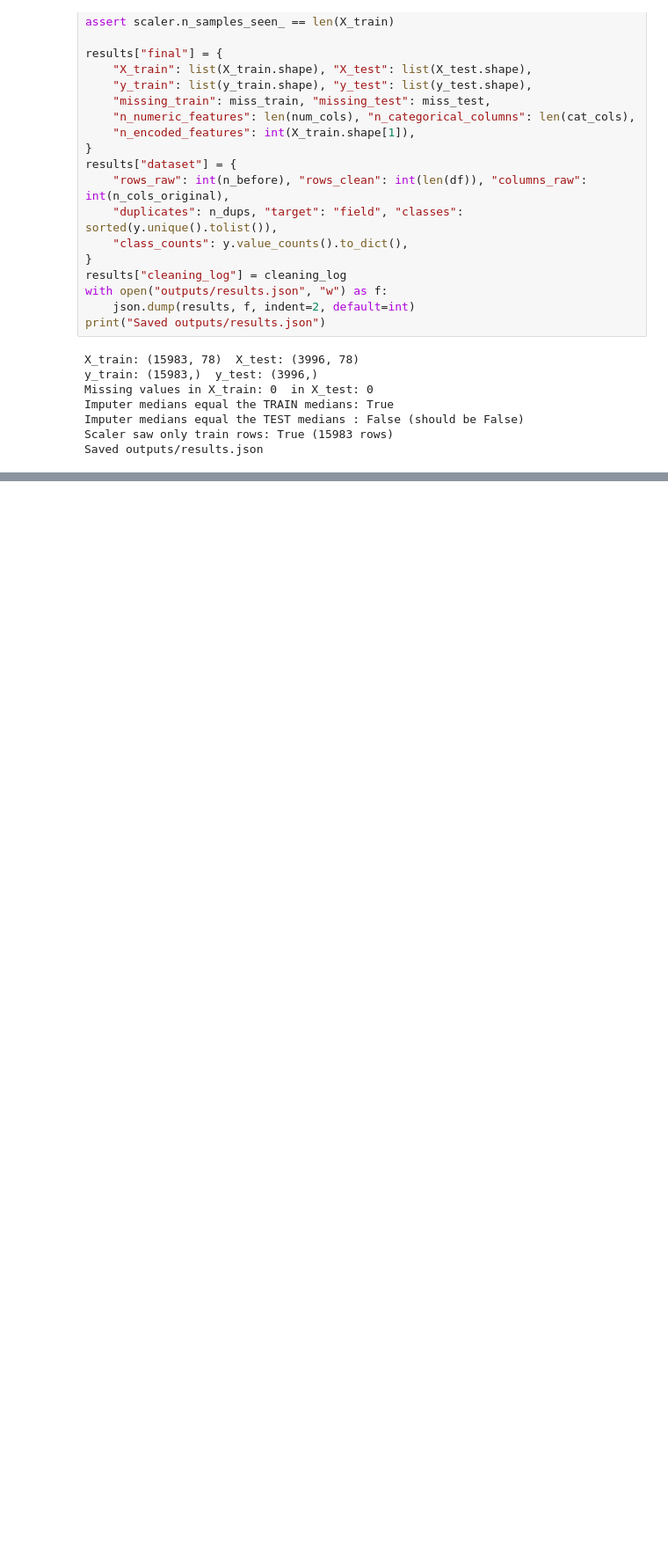
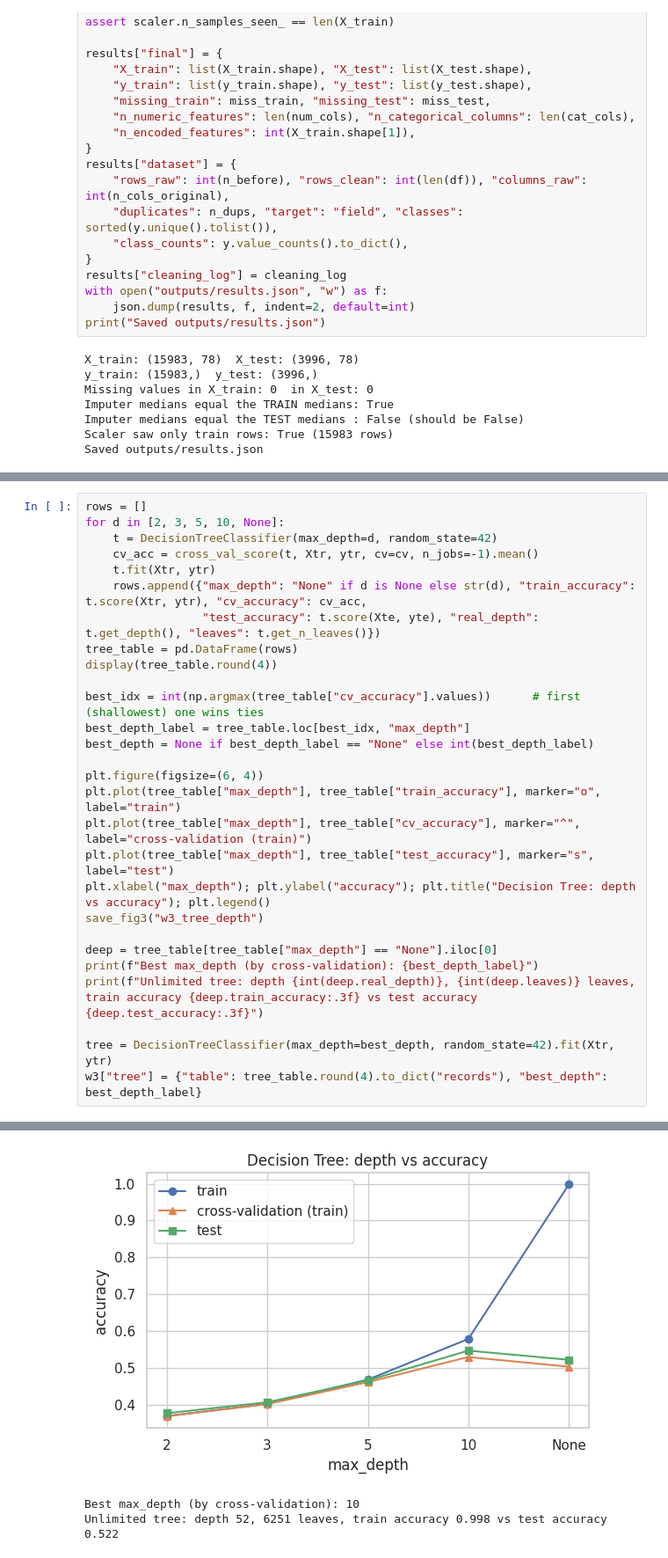
Before and after one commit to MHassanEjaz/rag-project, a Jupyter notebook: notebooks/rag-project.ipynb, the cells around one changed output, grey strips where cells are left out. Shown at 88% size. Cells and saved outputs as stored; diff of their text form; blank space fills up the shorter version.

Commit message:
Add Week 3: KNN, Decision Tree and Logistic Regression

```diff
--- a/notebooks/rag-project.ipynb
+++ b/notebooks/rag-project.ipynb
@@ -475,0 +618,29 @@ updating: outputs/results.json (deflated 67%)
+# %%
+rows = []
+for d in [2, 3, 5, 10, None]:
+    t = DecisionTreeClassifier(max_depth=d, random_state=42)
+    cv_acc = cross_val_score(t, Xtr, ytr, cv=cv, n_jobs=-1).mean()
+    t.fit(Xtr, ytr)
+    rows.append({"max_depth": "None" if d is None else str(d), "train_accuracy": t.score(Xtr, ytr), "cv_accuracy": cv_acc,
+                 "test_accuracy": t.score(Xte, yte), "real_depth": t.get_depth(), "leaves": t.get_n_leaves()})
+tree_table = pd.DataFrame(rows)
+display(tree_table.round(4))
+
+best_idx = int(np.argmax(tree_table["cv_accuracy"].values))      # first (shallowest) one wins ties
+best_depth_label = tree_table.loc[best_idx, "max_depth"]
+best_depth = None if best_depth_label == "None" else int(best_depth_label)
+
+plt.figure(figsize=(6, 4))
+plt.plot(tree_table["max_depth"], tree_table["train_accuracy"], marker="o", label="train")
+plt.plot(tree_table["max_depth"], tree_table["cv_accuracy"], marker="^", label="cross-validation (train)")
+plt.plot(tree_table["max_depth"], tree_table["test_accuracy"], marker="s", label="test")
+plt.xlabel("max_depth"); plt.ylabel("accuracy"); plt.title("Decision Tree: depth vs accuracy"); plt.legend()
+save_fig3("w3_tree_depth")
+
+deep = tree_table[tree_table["max_depth"] == "None"].iloc[0]
+print(f"Best max_depth (by cross-validation): {best_depth_label}")
+print(f"Unlimited tree: depth {int(deep.real_depth)}, {int(deep.leaves)} leaves, train accuracy {deep.train_accuracy:.3f} vs test accuracy {deep.test_accuracy:.3f}")
+
+tree = DecisionTreeClassifier(max_depth=best_depth, random_state=42).fit(Xtr, ytr)
+w3["tree"] = {"table": tree_table.round(4).to_dict("records"), "best_depth": best_depth_label}
+# %% [output]
@@ -475,0 +653,3 @@ updating: outputs/results.json (deflated 67%)
+[figure, added]
+Best max_depth (by cross-validation): 10
+Unlimited tree: depth 52, 6251 leaves, train accuracy 0.998 vs test accuracy 0.522
```
Also changed, not shown: parts of 14 cells of this notebook.
